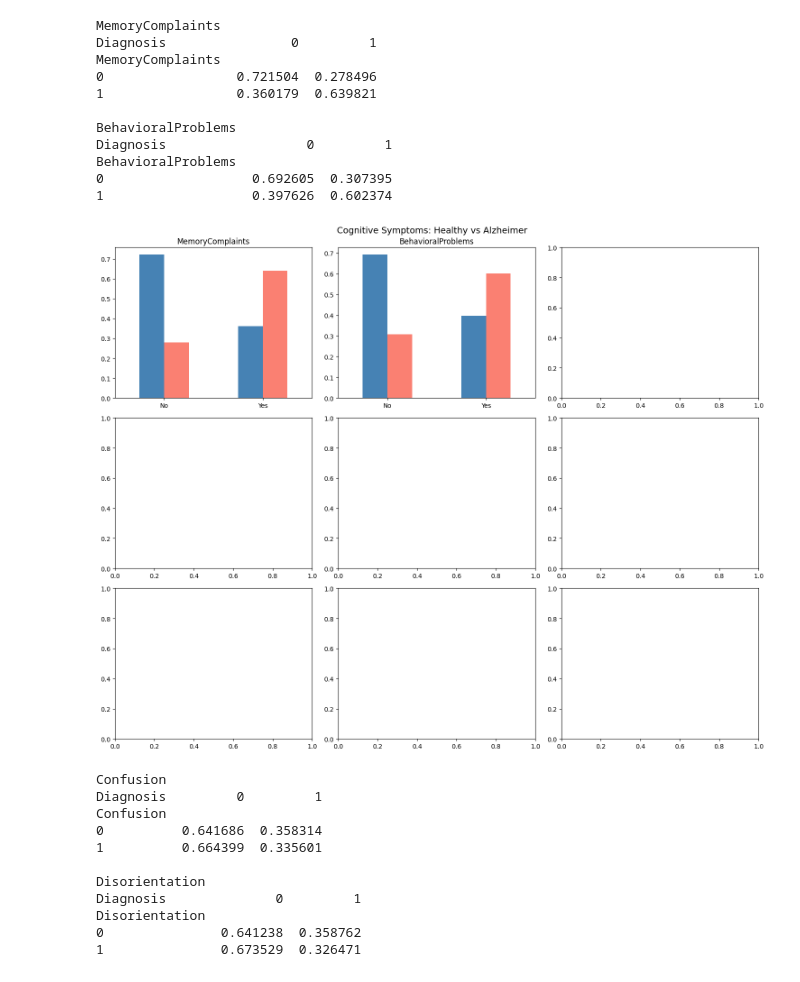
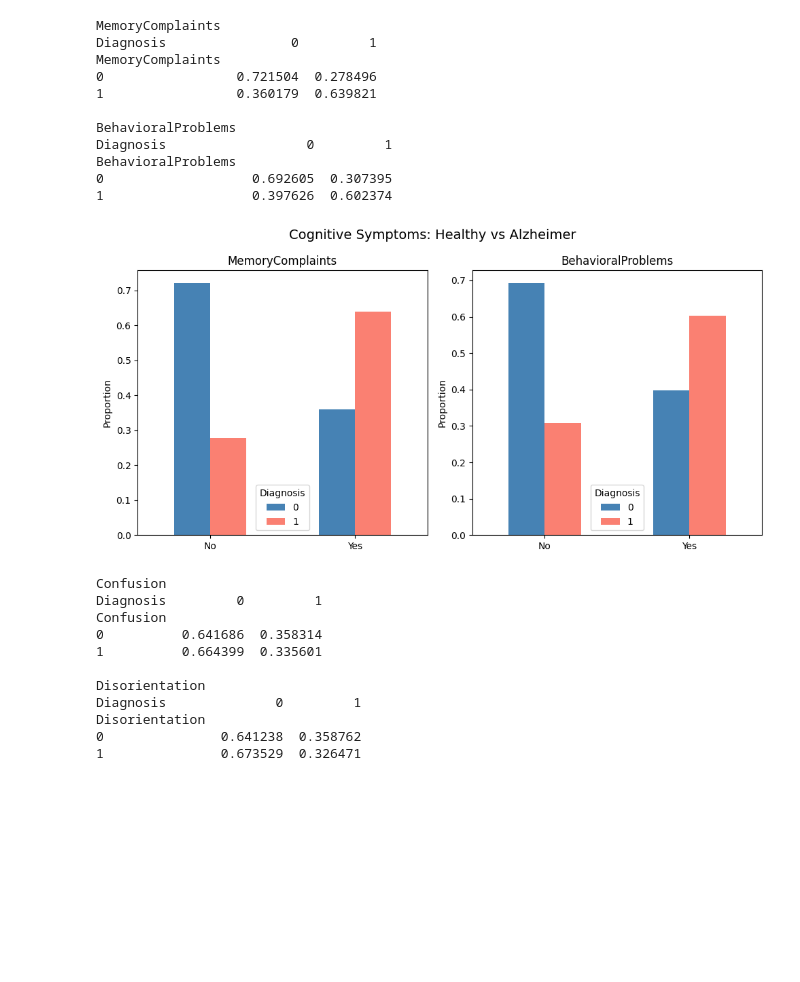
Before and after one commit to JanaMakary/Factors-Associated-with-Alzheimer-s, a Jupyter notebook: analysis.ipynb, the cells around one changed output. Cells and saved outputs as stored; diff of their text form; code cells hidden in the pictures; blank space fills up the shorter version.

```diff
--- a/analysis.ipynb
+++ b/analysis.ipynb
@@ -333,0 +259,20 @@ pd.crosstab(df['Hypertension']
+# %%
+categorical_cog = [
+    'FamilyHistoryAlzheimers', 'CardiovascularDisease', 'Diabetes',
+    'Depression', 'HeadInjury', 'Hypertension'
+]
+
+fig, axes = plt.subplots(2, 3, figsize=(15, 10))
+axes = axes.flatten()
+
+for i, col in enumerate(categorical_cog):
+    crosstab = pd.crosstab(df[col], df['Diagnosis'], normalize='index')
+    crosstab.plot(kind='bar', ax=axes[i], color=['steelblue', 'salmon'])
+
+    axes[i].set_title(col)
+    axes[i].set_xlabel('')
+    axes[i].tick_params(axis='x', rotation=0)
+
+plt.suptitle('Health Factors vs Diagnosis', fontsize=14)
+plt.tight_layout()
+plt.show()
@@ -388,21 +335,27 @@ BehavioralProblems
 1                   0.397626  0.602374
 # %%
 categorical_cog = ['MemoryComplaints', 'BehavioralProblems']
-fig, axes = plt.subplots(3, 3, figsize=(15, 12))
-axes = axes.flatten()
+
+fig, axes = plt.subplots(1, 2, figsize=(10, 5))
 
 for i, col in enumerate(categorical_cog):
     crosstab = pd.crosstab(df[col], df['Diagnosis'], normalize='index')
-    crosstab.plot(kind='bar', ax=axes[i], color=['steelblue', 'salmon'], legend=False)
+    crosstab.plot(kind='bar', ax=axes[i], color=['steelblue', 'salmon'])
+
     axes[i].set_title(col)
     axes[i].set_xlabel('')
-    axes[i].set_xticklabels(['No', 'Yes'], rotation=0)
+    axes[i].set_ylabel('Proportion')
+    axes[i].tick_params(axis='x', rotation=0)
+
+    # Optional: map 0/1 to No/Yes safely
+    axes[i].set_xticks(range(len(crosstab.index)))
+    axes[i].set_xticklabels(['No', 'Yes'])
 
 plt.suptitle('Cognitive Symptoms: Healthy vs Alzheimer', fontsize=14)
 plt.tight_layout()
 plt.show()
 # %% [output]
-[figure, old version]
+[figure, new version]
 # %%
 categorical_cog = ['Confusion', 'Disorientation', 'PersonalityChanges', 'DifficultyCompletingTasks', 'Forgetfulness']
 
```
Also changed, not shown: parts of 22 cells of this notebook.
